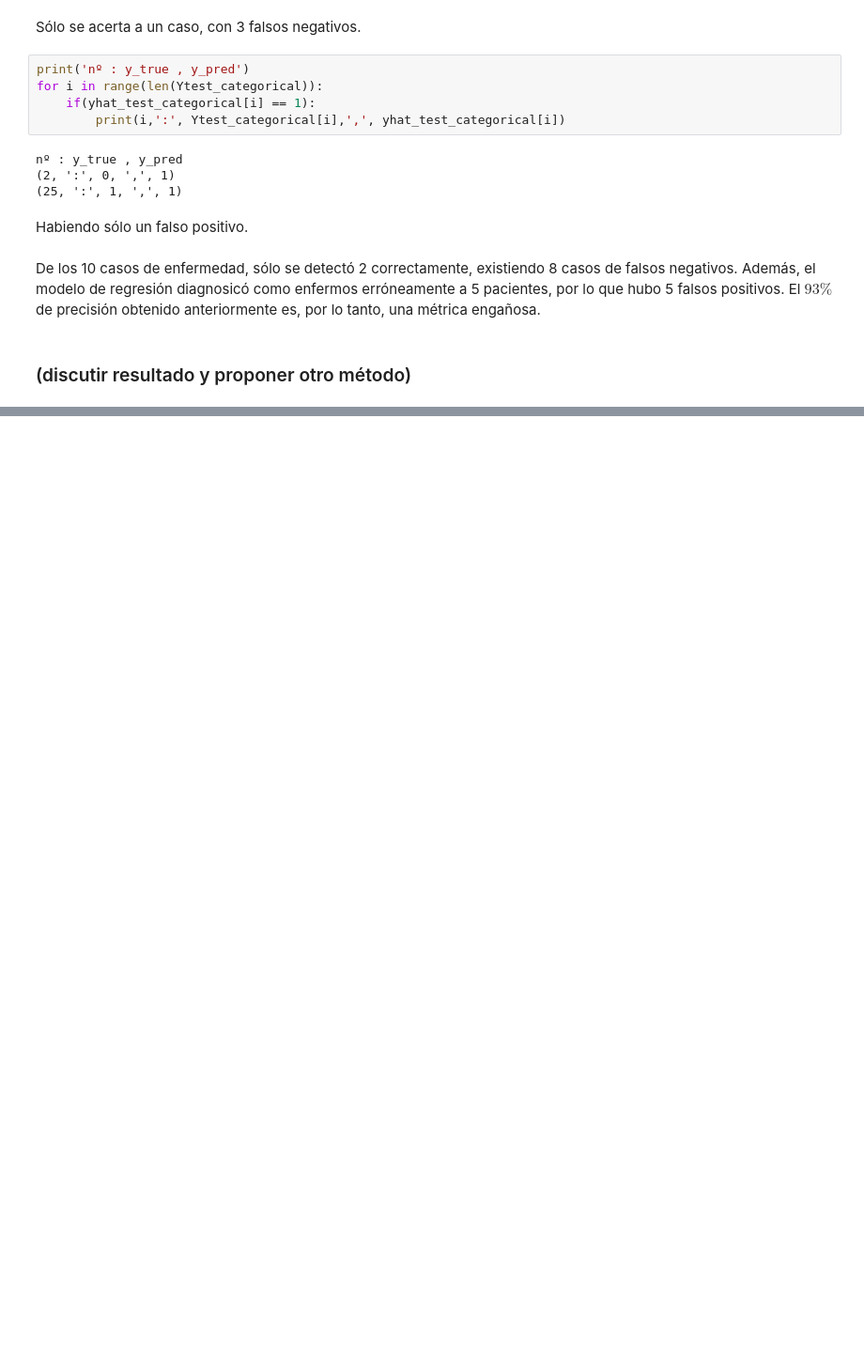
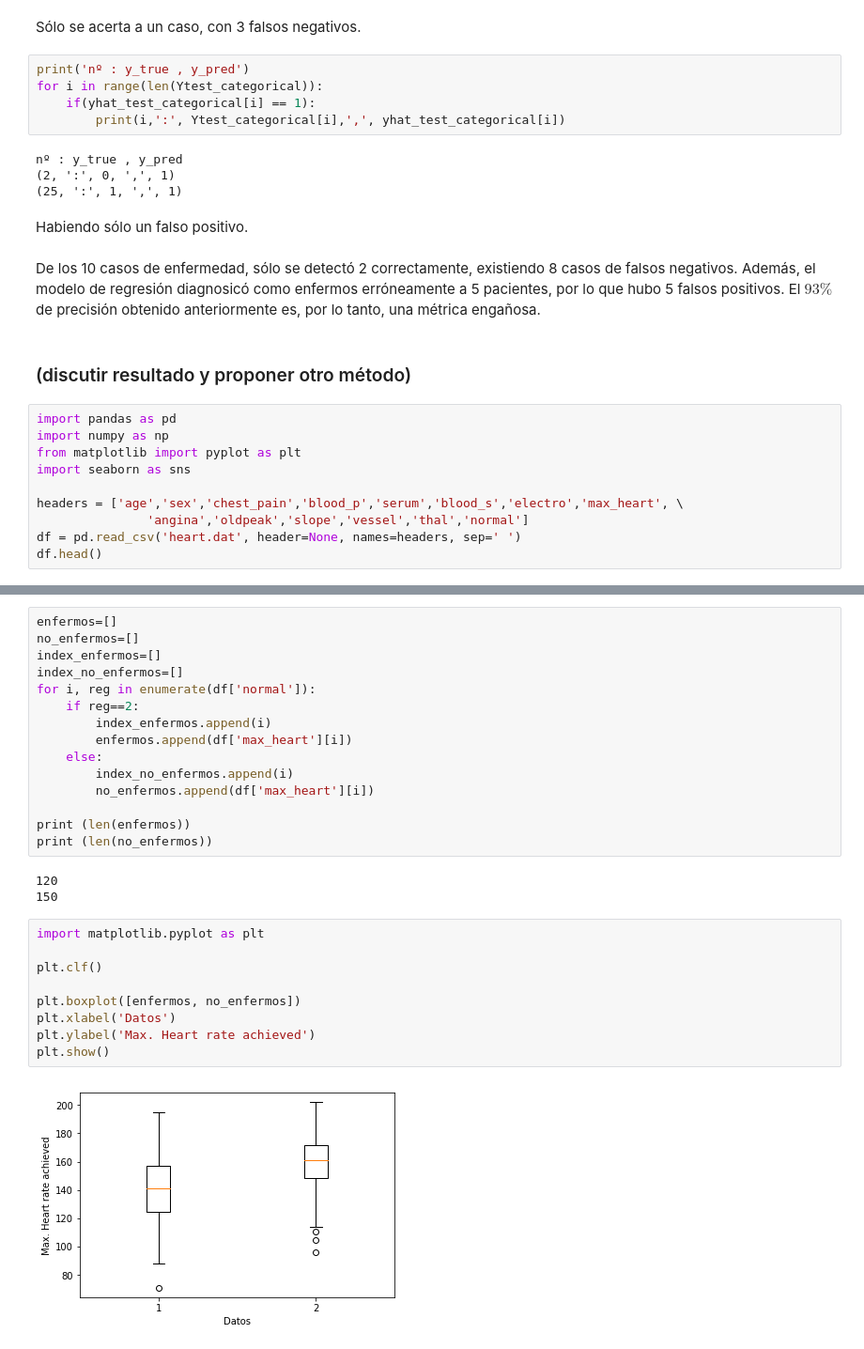
Before and after one commit to Buguemar/Tarea1ML, a Jupyter notebook: Pregunta-5.ipynb, the cells around one changed output, grey strips where cells are left out. Shown at 94% size. Drawn from its saved outputs; the diff is of its cells as text; blank space fills up the shorter version.

```diff
--- a/Pregunta-5.ipynb
+++ b/Pregunta-5.ipynb
@@ -216,3 +216,13 @@ Habiendo sólo un falso positivo.
 De los 10 casos de enfermedad, sólo se detectó 2 correctamente, existiendo 8 casos de falsos negativos. Además, el modelo de regresión diagnosicó como enfermos erróneamente a 5 pacientes, por lo que hubo 5 falsos positivos. El $93\%$ de precisión obtenido anteriormente es, por lo tanto, una métrica engañosa.
 # %% [markdown]
 ### (discutir resultado y proponer otro método)
+# %%
+import pandas as pd
+import numpy as np
+from matplotlib import pyplot as plt
+import seaborn as sns
+
+headers = ['age','sex','chest_pain','blood_p','serum','blood_s','electro','max_heart', \
+               'angina','oldpeak','slope','vessel','thal','normal']
+df = pd.read_csv('heart.dat', header=None, names=headers, sep=' ')
+df.head()
@@ -218,0 +248,29 @@ De los 10 casos de enfermedad, sólo se detectó 2 correctamente, existiendo 8 c
+# %%
+enfermos=[]
+no_enfermos=[]
+index_enfermos=[]
+index_no_enfermos=[]
+for i, reg in enumerate(df['normal']):
+    if reg==2:
+        index_enfermos.append(i)
+        enfermos.append(df['max_heart'][i])
+    else:
+        index_no_enfermos.append(i)
+        no_enfermos.append(df['max_heart'][i])
+
+print (len(enfermos))
+print (len(no_enfermos))
+# %% [output]
+120
+150
+# %%
+import matplotlib.pyplot as plt
+
+plt.clf()
+
+plt.boxplot([enfermos, no_enfermos])
+plt.xlabel('Datos')
+plt.ylabel('Max. Heart rate achieved')
+plt.show()
+# %% [output]
+[figure, added]
```
Also changed, not shown: parts of 15 cells of this notebook.
